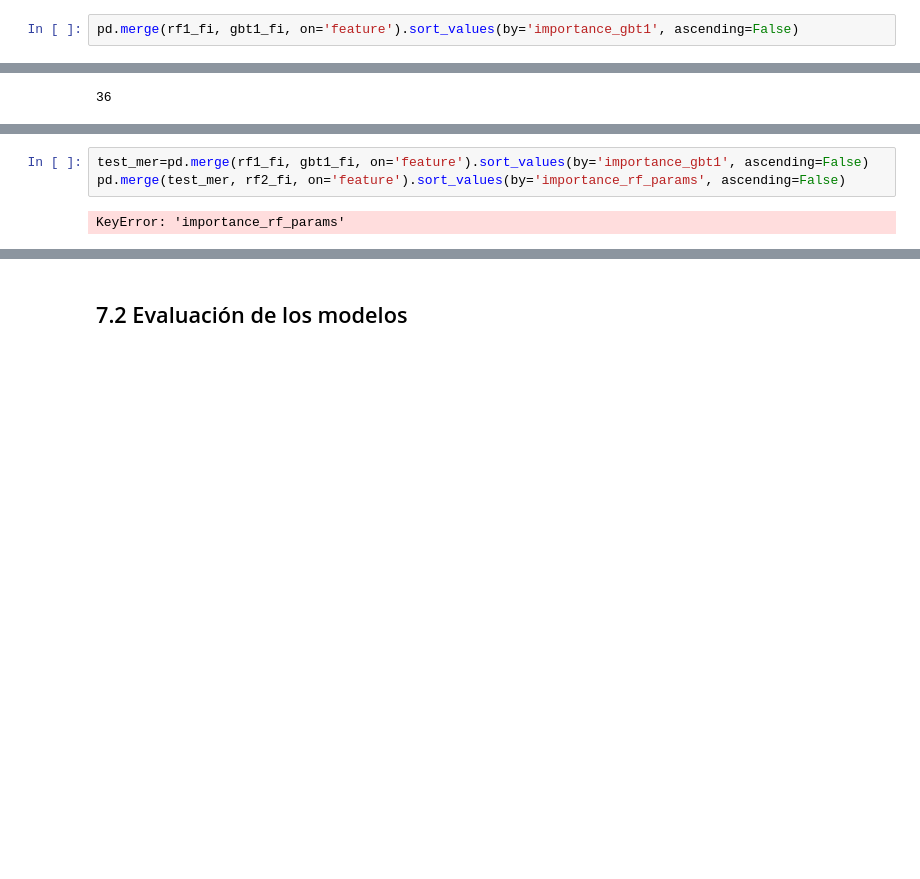
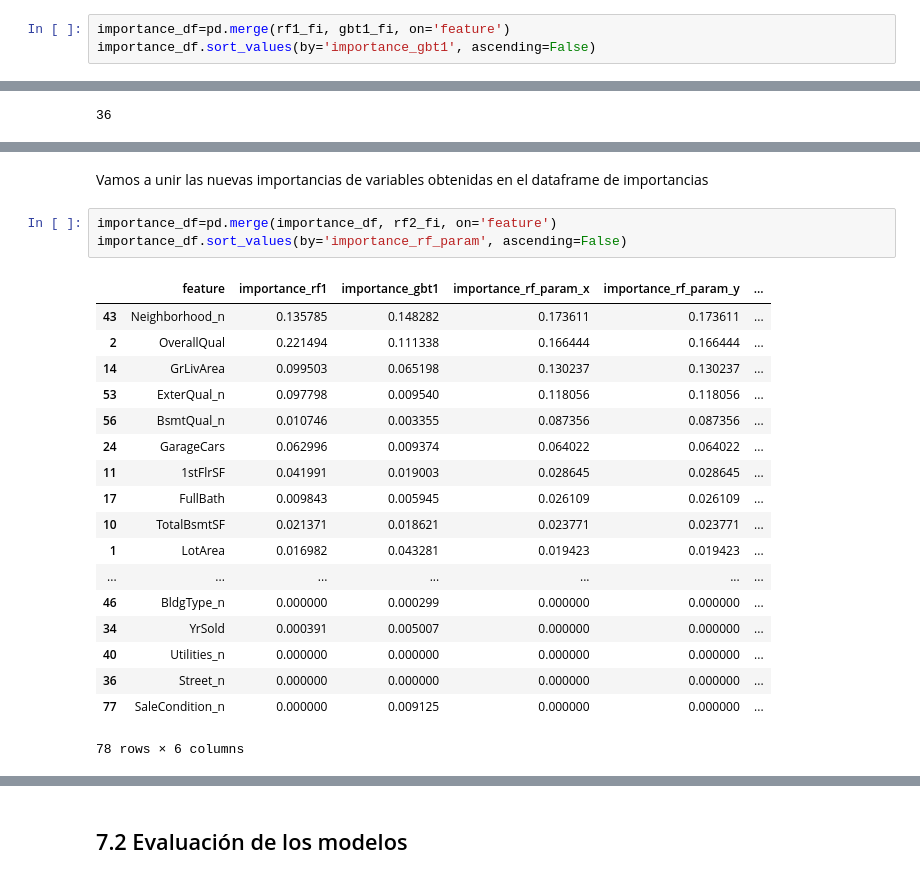
Before and after one commit to inmperfer/APBD, a Jupyter notebook: evaluacion_APBD_InmaPerea.ipynb, the cells around one changed output, grey strips where cells are left out. Drawn from its saved outputs; the diff is of its cells as text; blank space fills up the shorter version.

```diff
--- a/evaluacion_APBD_InmaPerea.ipynb
+++ b/evaluacion_APBD_InmaPerea.ipynb
@@ -1807,7 +1775,8 @@ gbt1_fi.sort_values(by='importance_gbt1', ascending=False)
 # %% [markdown]
 Vamos a añadir también las importancias que obtuvimos con el modelo anterior (RF)
 # %%
-pd.merge(rf1_fi, gbt1_fi, on='feature').sort_values(by='importance_gbt1', ascending=False)
+importance_df=pd.merge(rf1_fi, gbt1_fi, on='feature')
+importance_df.sort_values(by='importance_gbt1', ascending=False)
 # %% [output]
 |  | feature | importance_rf1 | importance_gbt1 |
 | 43 | Neighborhood_n | 0.135785 | 0.148282 |
@@ -1973,6 +1921,25 @@ rf2_fi.sort_values(by='importance_rf_param', ascending=False)
 78 rows × 2 columns
+# %% [markdown]
+Vamos a unir las nuevas importancias de variables obtenidas en el dataframe de importancias
 # %%
-test_mer=pd.merge(rf1_fi, gbt1_fi, on='feature').sort_values(by='importance_gbt1', ascending=False)
-pd.merge(test_mer, rf2_fi, on='feature').sort_values(by='importance_rf_params', ascending=False)
+importance_df=pd.merge(importance_df, rf2_fi, on='feature')
+importance_df.sort_values(by='importance_rf_param', ascending=False)
 # %% [output]
+|  | feature | importance_rf1 | importance_gbt1 | importance_rf_param_x | importance_rf_param_y | ... |
+| 43 | Neighborhood_n | 0.135785 | 0.148282 | 0.173611 | 0.173611 | ... |
+| 2 | OverallQual | 0.221494 | 0.111338 | 0.166444 | 0.166444 | ... |
+| 14 | GrLivArea | 0.099503 | 0.065198 | 0.130237 | 0.130237 | ... |
+| 53 | ExterQual_n | 0.097798 | 0.009540 | 0.118056 | 0.118056 | ... |
+| 56 | BsmtQual_n | 0.010746 | 0.003355 | 0.087356 | 0.087356 | ... |
+| 24 | GarageCars | 0.062996 | 0.009374 | 0.064022 | 0.064022 | ... |
+| 11 | 1stFlrSF | 0.041991 | 0.019003 | 0.028645 | 0.028645 | ... |
+| 17 | FullBath | 0.009843 | 0.005945 | 0.026109 | 0.026109 | ... |
+| 10 | TotalBsmtSF | 0.021371 | 0.018621 | 0.023771 | 0.023771 | ... |
+| 1 | LotArea | 0.016982 | 0.043281 | 0.019423 | 0.019423 | ... |
+| ... | ... | ... | ... | ... | ... | ... |
+| 46 | BldgType_n | 0.000000 | 0.000299 | 0.000000 | 0.000000 | ... |
+| 34 | YrSold | 0.000391 | 0.005007 | 0.000000 | 0.000000 | ... |
+| 40 | Utilities_n | 0.000000 | 0.000000 | 0.000000 | 0.000000 | ... |
+| 36 | Street_n | 0.000000 | 0.000000 | 0.000000 | 0.000000 | ... |
+| 77 | SaleCondition_n | 0.000000 | 0.009125 | 0.000000 | 0.000000 | ... |
-KeyError: 'importance_rf_params'
+78 rows × 6 columns
```
Also changed, not shown: parts of 64 cells of this notebook, 2 other files.
